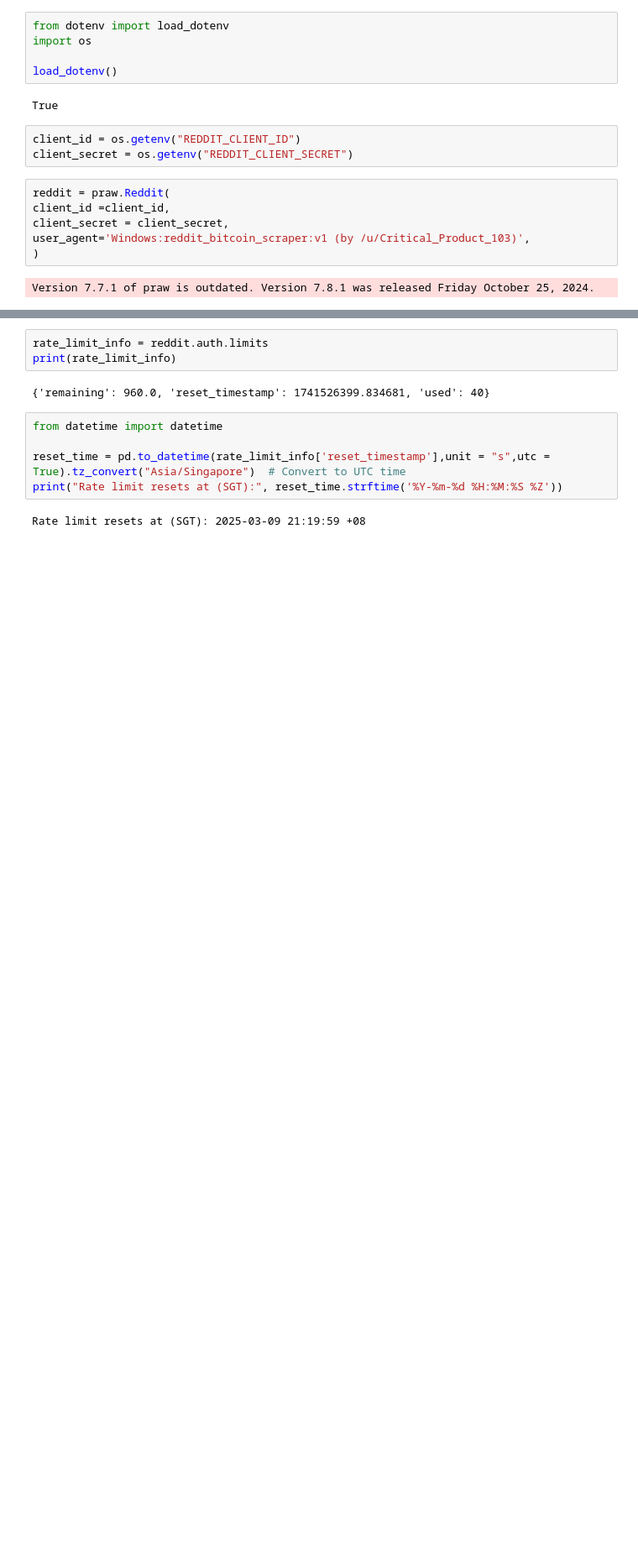
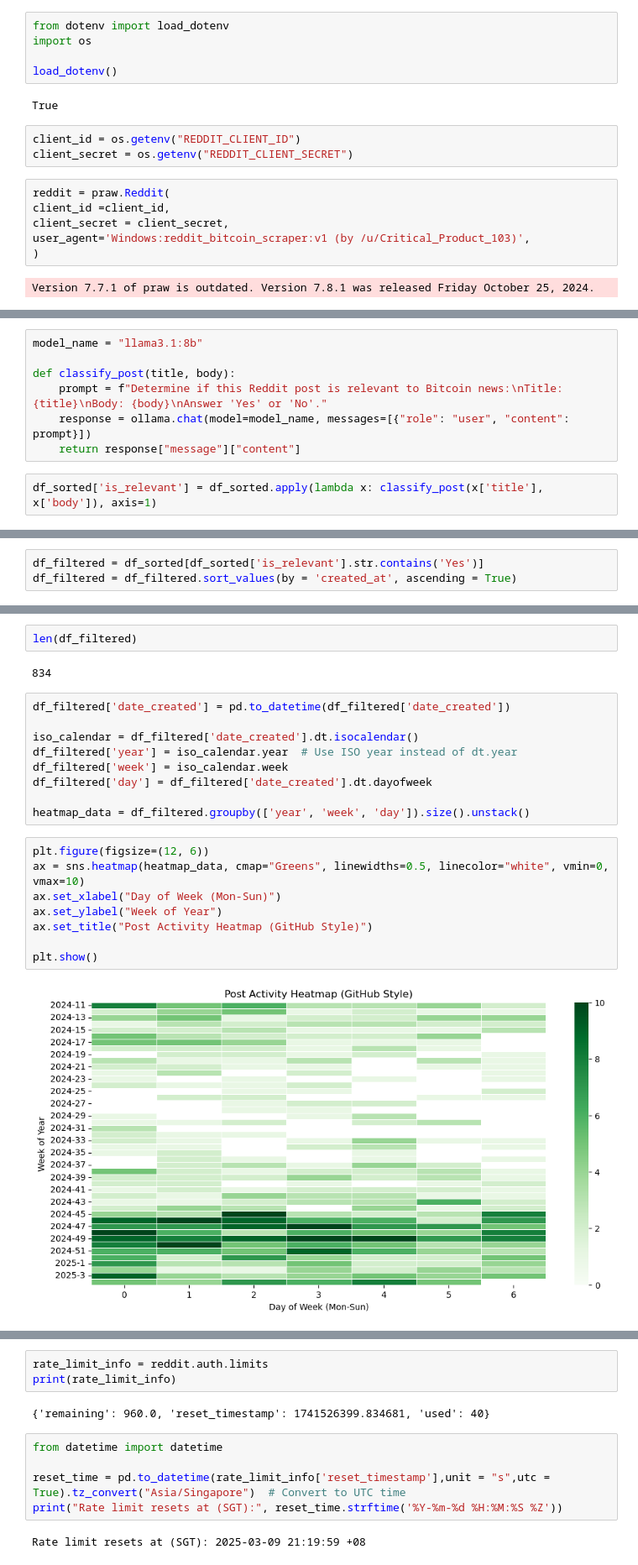
Before and after one commit to ethan-cyj/DSE4211-Group-BTC-Day-Trading, a Jupyter notebook: scripts/reddit_scrape.ipynb, the cells around one changed output, grey strips where cells are left out. Shown: that part at 84% size. Drawn from its saved outputs; the diff is of its cells as text; blank space fills up the shorter version.

Commit message:
reddit_scrape files and EDA

```diff
--- a/scripts/reddit_scrape.ipynb
+++ b/scripts/reddit_scrape.ipynb
@@ -125,0 +145,9 @@ df
+# %%
+model_name = "llama3.1:8b"
+
+def classify_post(title, body):
+    prompt = f"Determine if this Reddit post is relevant to Bitcoin news:\nTitle: {title}\nBody: {body}\nAnswer 'Yes' or 'No'."
+    response = ollama.chat(model=model_name, messages=[{"role": "user", "content": prompt}])
+    return response["message"]["content"]
+# %%
+df_sorted['is_relevant'] = df_sorted.apply(lambda x: classify_post(x['title'], x['body']), axis=1)
@@ -125,0 +170,3 @@ df
+# %%
+df_filtered = df_sorted[df_sorted['is_relevant'].str.contains('Yes')]
+df_filtered = df_filtered.sort_values(by = 'created_at', ascending = True)
@@ -125,0 +189,23 @@ df
+# %%
+len(df_filtered)
+# %% [output]
+834
+# %%
+df_filtered['date_created'] = pd.to_datetime(df_filtered['date_created'])
+
+iso_calendar = df_filtered['date_created'].dt.isocalendar()
+df_filtered['year'] = iso_calendar.year  # Use ISO year instead of dt.year
+df_filtered['week'] = iso_calendar.week
+df_filtered['day'] = df_filtered['date_created'].dt.dayofweek
+
+heatmap_data = df_filtered.groupby(['year', 'week', 'day']).size().unstack()
+# %%
+plt.figure(figsize=(12, 6))
+ax = sns.heatmap(heatmap_data, cmap="Greens", linewidths=0.5, linecolor="white", vmin=0, vmax=10)
+ax.set_xlabel("Day of Week (Mon-Sun)")
+ax.set_ylabel("Week of Year")
+ax.set_title("Post Activity Heatmap (GitHub Style)")
+
+plt.show()
+# %% [output]
+[figure, added]
```
Also changed, not shown: parts of 33 cells of this notebook, 2 other files.
